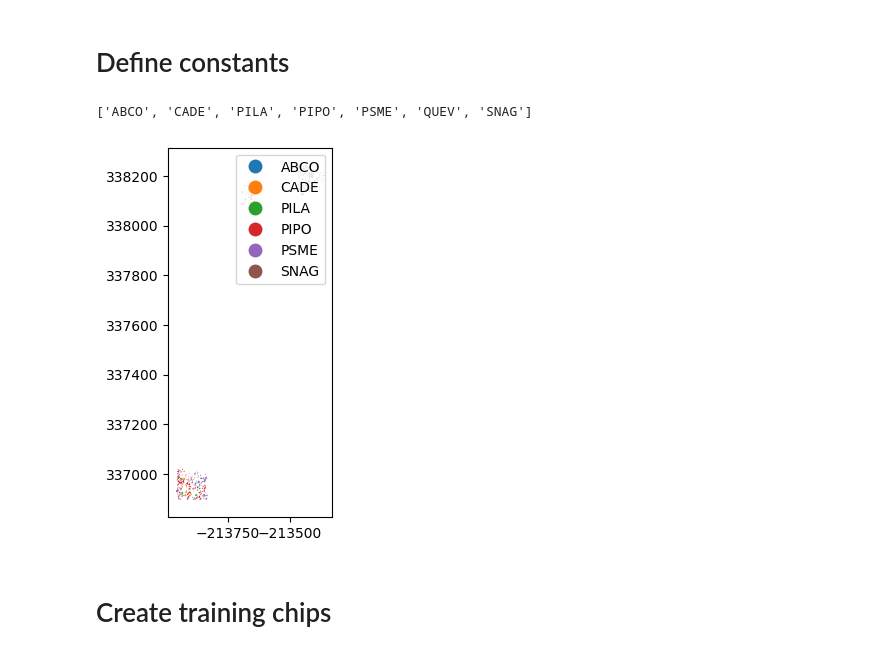
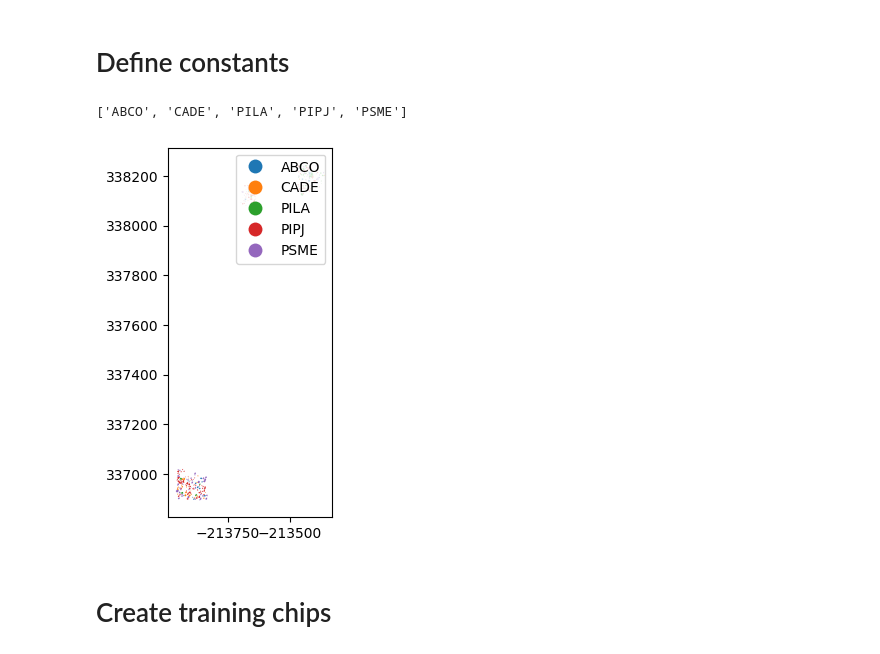
Before and after one commit to russelldj/str-disp-experiments, a Jupyter notebook: scripts/ortho/1_rendering/1_rendering_ortho_delta.ipynb, the cells around one changed output. Drawn from its saved outputs; the diff is of its cells as text; code cells hidden in the pictures.

Commit message:
Add rendering with updated labels

```diff
--- a/scripts/ortho/1_rendering/1_rendering_ortho_delta.ipynb
+++ b/scripts/ortho/1_rendering/1_rendering_ortho_delta.ipynb
@@ -61,14 +35,14 @@ TRAINING_CHIPS_FOLDER = Path(
 logging.basicConfig(level="INFO")
 # %%
 # Load the data
-gdf = gpd.read_file(VECTOR_LABEL_FILENAME)
+gdf = gpd.read_file(LABELS_FILENAME)
 
-gdf.query(f"fire=='{TRAINING_SITE}'").plot(CLASS_COLUMN, legend=True, vmin=0, vmax=9)
-class_names = np.unique(gpd.read_file(VECTOR_LABEL_FILENAME)[CLASS_COLUMN]).tolist()
+gdf.query(f"fire=='{TRAINING_SITE}'").plot(LABELS_COLUMN, legend=True, vmin=0, vmax=9)
+class_names = np.unique(gpd.read_file(LABELS_FILENAME)[LABELS_COLUMN]).tolist()
 class_names
 # %% [output]
-['ABCO', 'CADE', 'PILA', 'PIPO', 'PSME', 'QUEV', 'SNAG']
+['ABCO', 'CADE', 'PILA', 'PIPJ', 'PSME']
-[figure, old version]
+[figure, new version]
 # %% [markdown]
 # Create training chips
 # %%
```
Also changed, not shown: parts of 4 cells of this notebook, 3 other files.
